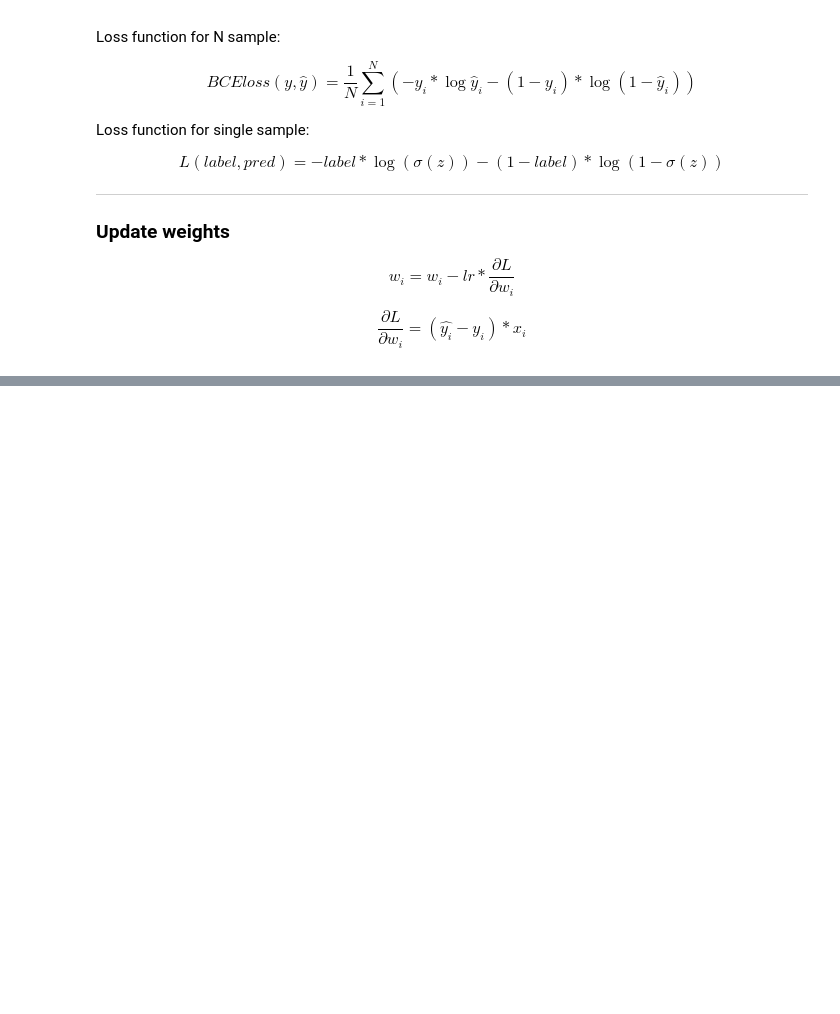
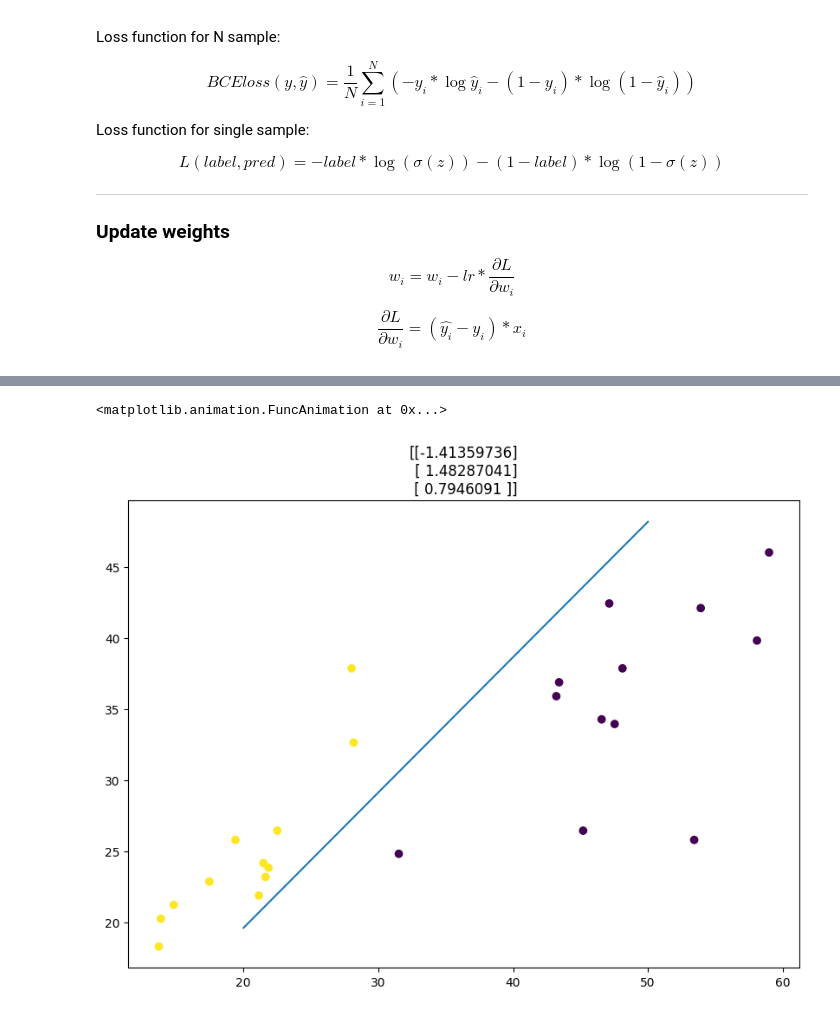
Before and after one commit to GSAUC3/DL-pytorch, a Jupyter notebook: logistic regression/logistic_reg.ipynb, the cells around one changed output, grey strips where cells are left out. Cells and saved outputs as stored; diff of their text form; code cells hidden in the pictures; blank space fills up the shorter version.

```diff
--- a/logistic regression/logistic_reg.ipynb
+++ b/logistic regression/logistic_reg.ipynb
@@ -47,0 +100,39 @@ w_{i} = w_i- lr* \frac{\partial L}{\partial w_i}
+# %%
+class LogisticRegression:
+    def __init__(self,n_features=2) -> None:
+        self.Ws = np.random.rand(n_features+1,1)
+
+    def forward(self,x):
+        def sigmoid(z):
+            return 1/(1+np.exp(-z))
+        return sigmoid(self.Ws.T.dot(x))
+
+    def update_grads(self,x,Y,lr=0.01):
+        x = np.append(x,[1])
+        # print(x.shape)
+        x = x.reshape((len(x),1))
+        # print(x.shape)
+        # print(x)
+        self.Ws -=  lr*(self.forward(x)-Y)*x
+# %%
+model = LogisticRegression()
+
+fig , ax = plt.subplots(figsize = (10,7))
+
+def train(_):
+    f = lambda x: -(model.Ws[0]*x-model.Ws[-1])/model.Ws[1]
+    x_ = np.array([20,50])
+
+    for x,y in zip(dataset[:,:2],dataset[:,2]):
+        model.update_grads(x,y)
+
+        ax.clear()
+        ax.scatter(dataset[:,0],dataset[:,1],c=dataset[:,2])
+        ax.plot(x_,f(x_))
+        plt.title(f'{model.Ws}')
+
+plots = animate(fig,train,frames=60,interval = 600,repeat=False)
+plots
+# %% [output]
+<matplotlib.animation.FuncAnimation at 0x...>
+[figure, added]
```
Also changed, not shown: parts of 5 cells of this notebook, 8 other files.
